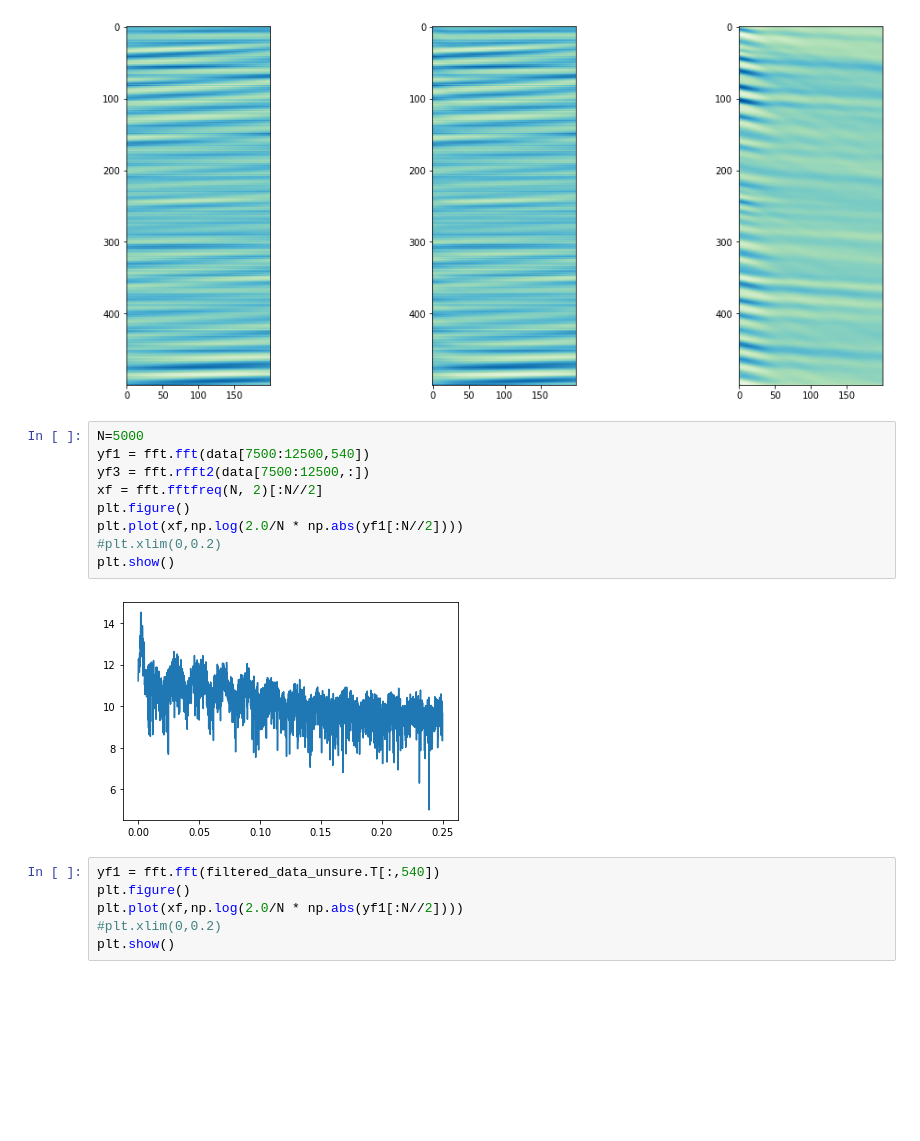
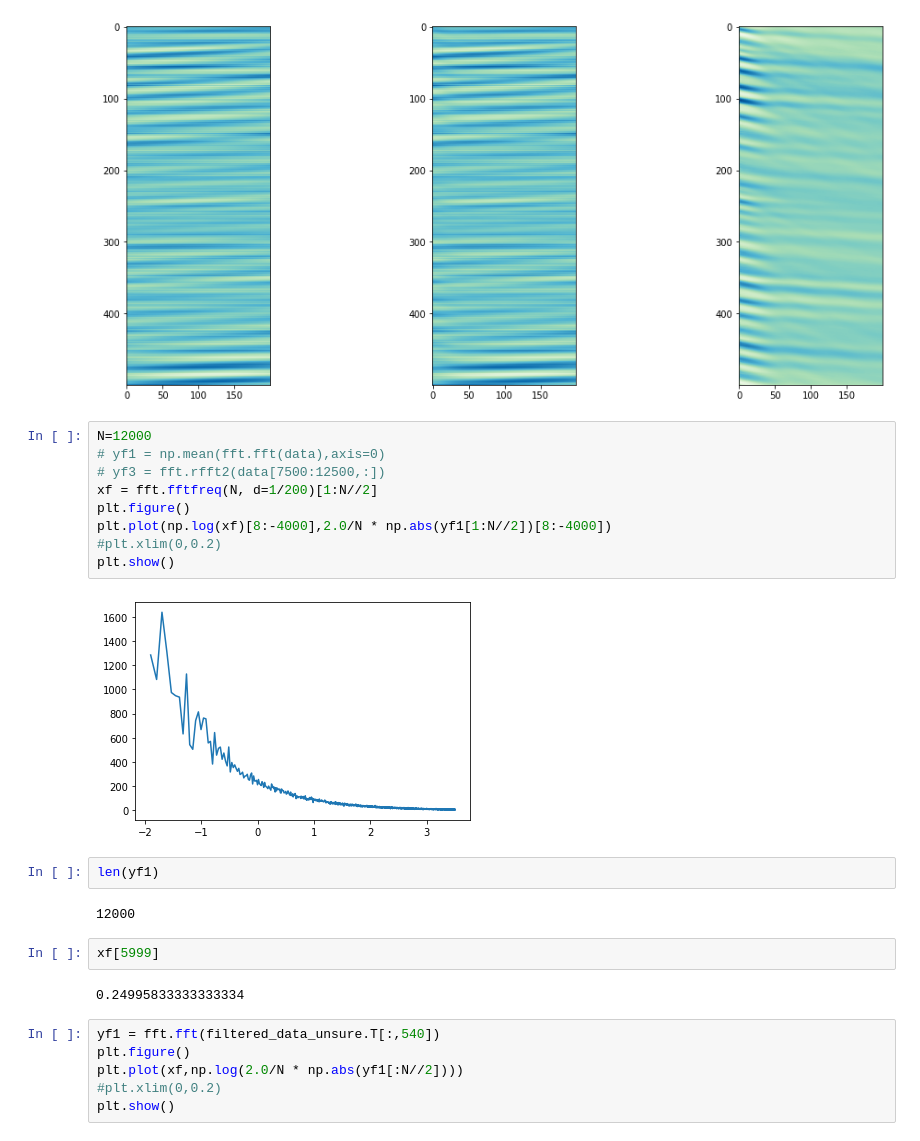
Before and after one commit to Laurd11/sindy-das-new, a Jupyter notebook: extras-testing.ipynb, the cells around one changed output. Cells and saved outputs as stored; diff of their text form; blank space fills up the shorter version.

```diff
--- a/extras-testing.ipynb
+++ b/extras-testing.ipynb
@@ -159,16 +159,24 @@ plt.show()
 # %% [output]
 [figure]
 # %%
-N=5000
-yf1 = fft.fft(data[7500:12500,540])
-yf3 = fft.rfft2(data[7500:12500,:])
-xf = fft.fftfreq(N, 2)[:N//2]
+N=12000
+# yf1 = np.mean(fft.fft(data),axis=0)
+# yf3 = fft.rfft2(data[7500:12500,:])
+xf = fft.fftfreq(N, d=1/200)[1:N//2]
 plt.figure()
-plt.plot(xf,np.log(2.0/N * np.abs(yf1[:N//2])))
+plt.plot(np.log(xf)[8:-4000],2.0/N * np.abs(yf1[1:N//2])[8:-4000])
 #plt.xlim(0,0.2)
 plt.show()
 # %% [output]
-[figure, old version]
+[figure, new version]
+# %%
+len(yf1)
+# %% [output]
+12000
+# %%
+xf[5999]
+# %% [output]
+0.24995833333333334
 # %%
 yf1 = fft.fft(filtered_data_unsure.T[:,540])
 plt.figure()
```
Also changed, not shown: parts of 12 cells of this notebook, 2 other files.
